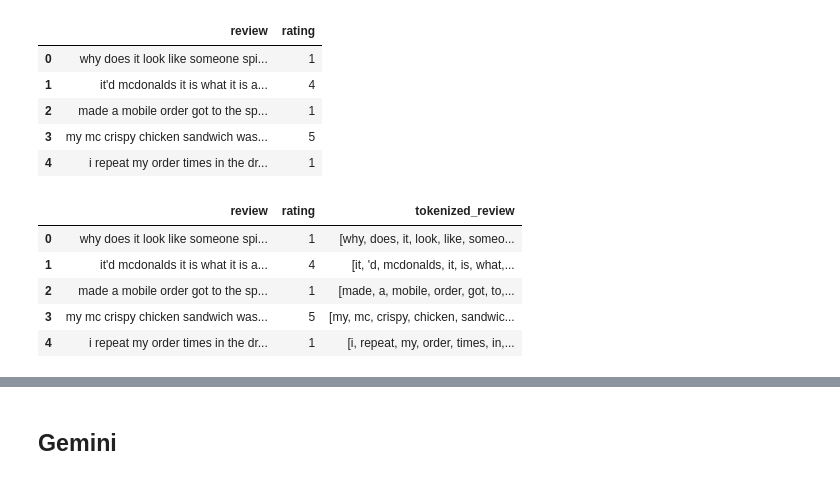
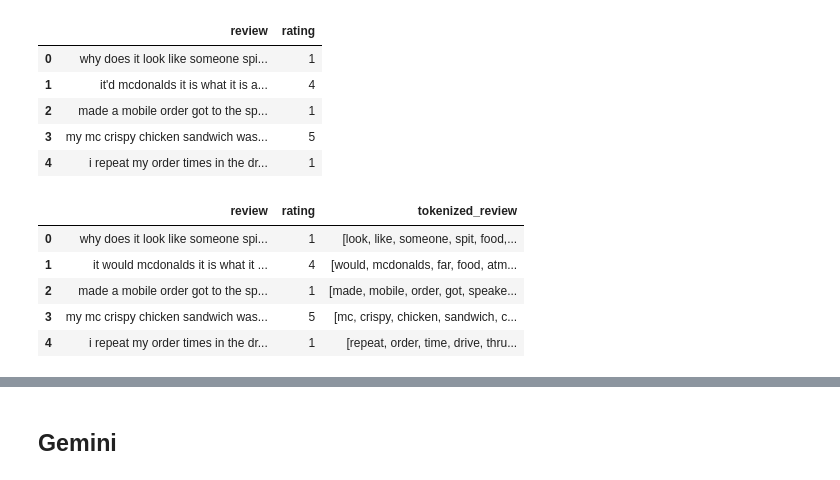
Before and after one commit to Gwme13/Business-project, a Jupyter notebook: Project.ipynb, the cells around one changed output, grey strips where cells are left out. Saved outputs shown, nothing was run; the diff lists cells and outputs as text; code cells hidden in the pictures.

```diff
--- a/Project.ipynb
+++ b/Project.ipynb
@@ -160,18 +185,27 @@ macdonalds_df.head()
 | 2 | made a mobile order got to the sp... | 1 |
 | 3 | my mc crispy chicken sandwich was... | 5 |
 | 4 | i repeat my order times in the dr... | 1 |
+# %%
+# fix contractions
+macdonalds_df['review'] = macdonalds_df['review'].apply(contractions.fix)
 # %%
 # Tokenization of the whole text
 # the output is a list, where each element is a token of the original text
 
 macdonalds_df['tokenized_review'] = macdonalds_df['review'].apply(lambda text: nltk.word_tokenize(text))
 
+# remove the stopwords
+macdonalds_df['tokenized_review'] = macdonalds_df['tokenized_review'].apply(remove_stopwords)
+
+# lemmatize the tokens
+macdonalds_df['tokenized_review'] = macdonalds_df['tokenized_review'].apply(lemmatize)
+
 
 macdonalds_df.head()
 # %% [output]
 |  | review | rating | tokenized_review |
-| 0 | why does it look like someone spi... | 1 | [why, does, it, look, like, someo... |
-| 1 | it'd mcdonalds it is what it is a... | 4 | [it, 'd, mcdonalds, it, is, what,... |
-| 2 | made a mobile order got to the sp... | 1 | [made, a, mobile, order, got, to,... |
-| 3 | my mc crispy chicken sandwich was... | 5 | [my, mc, crispy, chicken, sandwic... |
-| 4 | i repeat my order times in the dr... | 1 | [i, repeat, my, order, times, in,... |
+| 0 | why does it look like someone spi... | 1 | [look, like, someone, spit, food,... |
+| 1 | it would mcdonalds it is what it ... | 4 | [would, mcdonalds, far, food, atm... |
+| 2 | made a mobile order got to the sp... | 1 | [made, mobile, order, got, speake... |
+| 3 | my mc crispy chicken sandwich was... | 5 | [mc, crispy, chicken, sandwich, c... |
+| 4 | i repeat my order times in the dr... | 1 | [repeat, order, time, drive, thru... |
```
Also changed, not shown: parts of 25 cells of this notebook, 2 other files.
